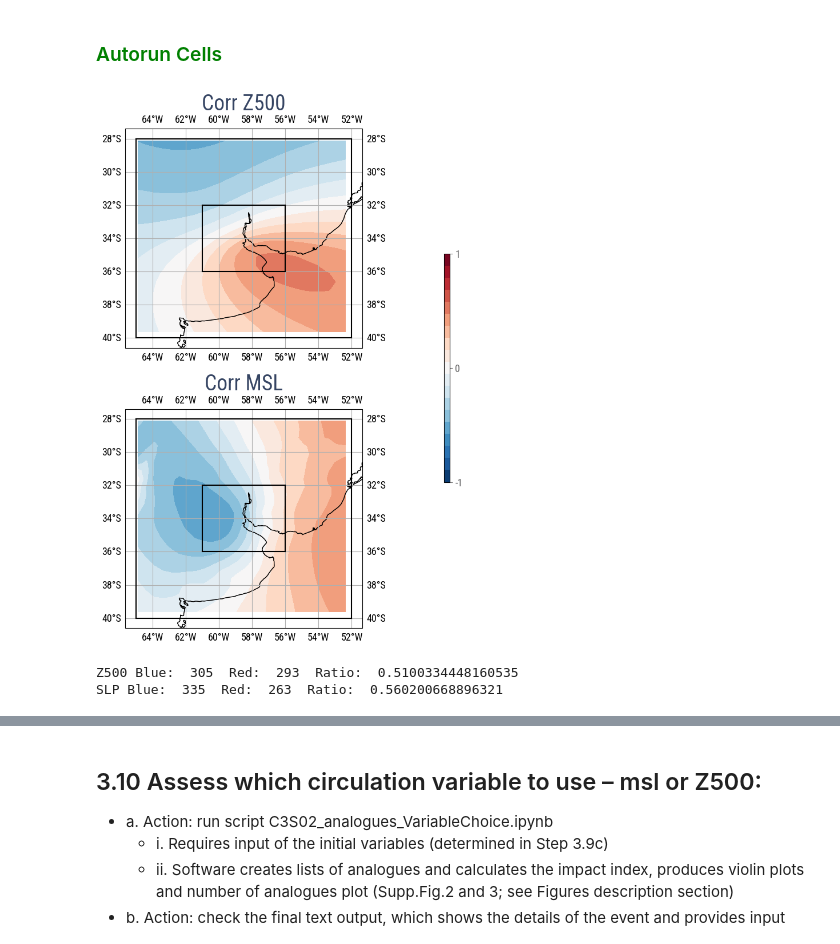
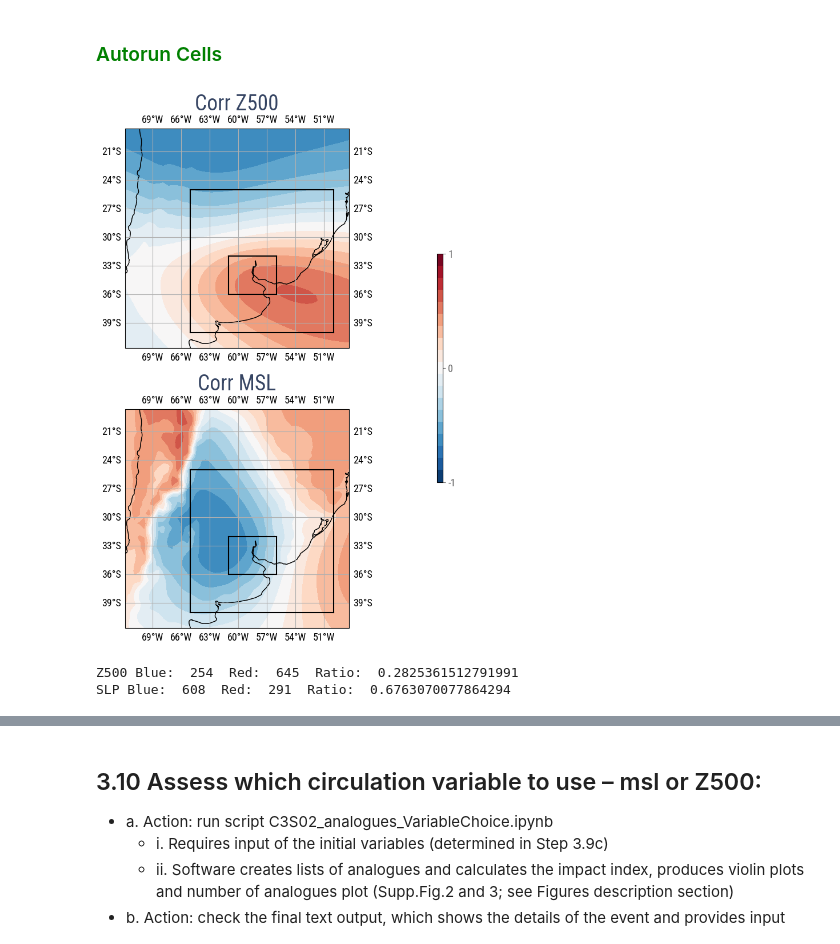
Before and after one commit to maris-development/c3s-451, a Jupyter notebook: testing_notebooks/C3S_CirculationAnalogues.ipynb, the cells around one changed output, grey strips where cells are left out. Drawn from its saved outputs; the diff is of its cells as text; code cells hidden in the pictures.

Commit message:
analogues wip

```diff
--- a/testing_notebooks/C3S_CirculationAnalogues.ipynb
+++ b/testing_notebooks/C3S_CirculationAnalogues.ipynb
@@ -85,9 +86,10 @@ correlation_domain_iris = [correlation_domain[3], correlation_domain[1], correla
 
 
 # whole world is to large for our wsl
-correlation_domain = (-65, -40, -52, -28)
+# correlation_domain = (-65, -40, -52, -28)
+correlation_domain = (-72, -42, -48, -18)
 # iris
-correlation_domain_iris = [-28, -40, -52, -65]
+correlation_domain_iris = [correlation_domain[3], correlation_domain[1], correlation_domain[2], correlation_domain[0]]
 
 
 # The selected study region for the Event definition
@@ -220,17 +211,28 @@ wgs84 = cs.GeogCS(6378137.0, 6356752.3142)
 # %% [markdown]
 #### example of how to cut out the shapefile and extract regions (bbox). <br>Question: do we ever need a large region selection for t2m and tp, or only always the shapefile?
 # %%
-# set coordinate system for cube maps
+# Add any missing information to the cubes
 for var in cube_map_daily:
     if cube_map_daily[var] is not None:
+        # Add year and month auxiliary coordinates
+        icc.add_year(cube_map_daily[var], 'time')
+        icc.add_month(cube_map_daily[var], 'time')
+
+        # Set correct time units and points
+        new_time_units = cf_units.Unit('days since '+start_period.strftime('%Y-%m-%d'), calendar='standard')
+        cube_map_daily[var].coord('time').points = new_time_units.date2num(cube_map_daily[var].coord('time').units.num2date(cube_map_daily[var].coord('time').points)).astype('float32')
+        cube_map_daily[var].coord('time').units = new_time_units
+
+        # Extract the needed months
+        cube_map_daily[var] = Analogues.extract_months(cube_map_daily[var], months)
+
+        # Set coordinate system
         cube_map_daily[var].coord('latitude').coord_system = wgs84
         cube_map_daily[var].coord('longitude').coord_system = wgs84
-        # also set unit and modulus, not sure if these are correct though
+
+        # Set coordinate unit and modulus, not sure if these are correct though (copied from reference netcdf)
         cube_map_daily[var].coord('longitude').units = cf_units.Unit('degrees',360)
         cube_map_daily[var].coord('latitude').units = cf_units.Unit('degrees',360)
-        # also transpose so we have the correct column order
-        # cube_map_daily[var] = cube_map_daily[var].transpose()
-
 
 # use bbox for event variable. this is not needed when using beacon because it already subsets on region
 # cube_map_daily_reg[Haz] = Analogues.extract_region(cube_map_daily_reg[Haz], impact_domain_iris)
@@ -307,22 +338,25 @@ ValueError: `x` and `y` must be broadcastable.
 ### <font color="orange"> User Input </font>
 # %%
 # specifiy z500 and slp domain based on plot
+
+# J: only the *_iris domains are used
+
 # z500
-z500_domain = (-70, -30, -55, -20)
-z500_domain_iris = [-20, -55, -30, -70]
+z500_domain = (-65, -40, -50, -25)
+z500_domain_iris = [z500_domain[3], z500_domain[1], z500_domain[2], z500_domain[0]]
 # slp/msl
-slp_domain = (-80, -35, -55, -25)
-slp_domain_iris = [-25, -55, -35, -80]
+slp_domain = (-65, -40, -50, -25)
+slp_domain_iris = [slp_domain[3], slp_domain[1], slp_domain[2], slp_domain[0]]
 
-# testing
-z500_domain = correlation_domain_iris
-slp_domain = correlation_domain_iris
+# # testing
+# z500_domain_iris = correlation_domain_iris
+# slp_domain_iris = correlation_domain_iris
 # %% [markdown]
 ### <font color="green"> Autorun Cells </font>
 # %%
-fig, ax = Analogues.plot_correlation_map(z_data, correlation_field_z500, correlation_field_slp, impact_domain_iris, z500_domain, slp_domain)
+fig, ax = Analogues.plot_correlation_map(z_data, correlation_field_z500, correlation_field_slp, impact_domain_iris, z500_domain_iris, slp_domain_iris)
 # %% [output]
-[figure, old version]
+[figure, new version]
 # %%
 ## To ensure the domain adequately captures the scale required for it to be the large-scale dynamics we are assessing, not local level patterns, this section checks the ratio of 'red' to 'blue'.
 # There may be cases where blue dominated the correlation (i.e. negative correlation, which would be expected for rainfall where low-pressure is likely to dominate high rainfall)
@@ -333,7 +367,7 @@ fig, ax = Analogues.plot_correlation_map(z_data, correlation_field_z500, correla
 ## This bit could be used to automate the region: find point of highest corr and then find box that gives 20:80 red:blue
 X = z_data[0,:,:]
 X.data = correlation_field_z500
-Y = Analogues.extract_region(X, z500_domain)
+Y = Analogues.extract_region(X, z500_domain_iris)
 
 a,b = np.shape(Y.data)
 blue = 0
@@ -351,7 +385,7 @@ print('Z500 Blue: ',blue, ' Red: ', red, ' Ratio: ', blue/(red+blue)) # want val
 
 X = z_data[0,:,:]
 X.data = correlation_field_slp
-Y = Analogues.extract_region(X, slp_domain)
+Y = Analogues.extract_region(X, slp_domain_iris)
 
 a,b = np.shape(Y.data)
 blue = 0
@@ -365,8 +399,8 @@ for i in np.arange(a):
 
 print('SLP Blue: ',blue, ' Red: ', red, ' Ratio: ', blue/(red+blue)) # want val .2-.3
 # %% [output]
-Z500 Blue:  305  Red:  293  Ratio:  0.5100334448160535
-SLP Blue:  335  Red:  263  Ratio:  0.560200668896321
+Z500 Blue:  254  Red:  645  Ratio:  0.2825361512791991
+SLP Blue:  608  Red:  291  Ratio:  0.6763070077864294
 # %%
 # Summary print out
 print('Summary: identify analogues domain')
```
Also changed, not shown: parts of 27 cells of this notebook, 3 other files.
